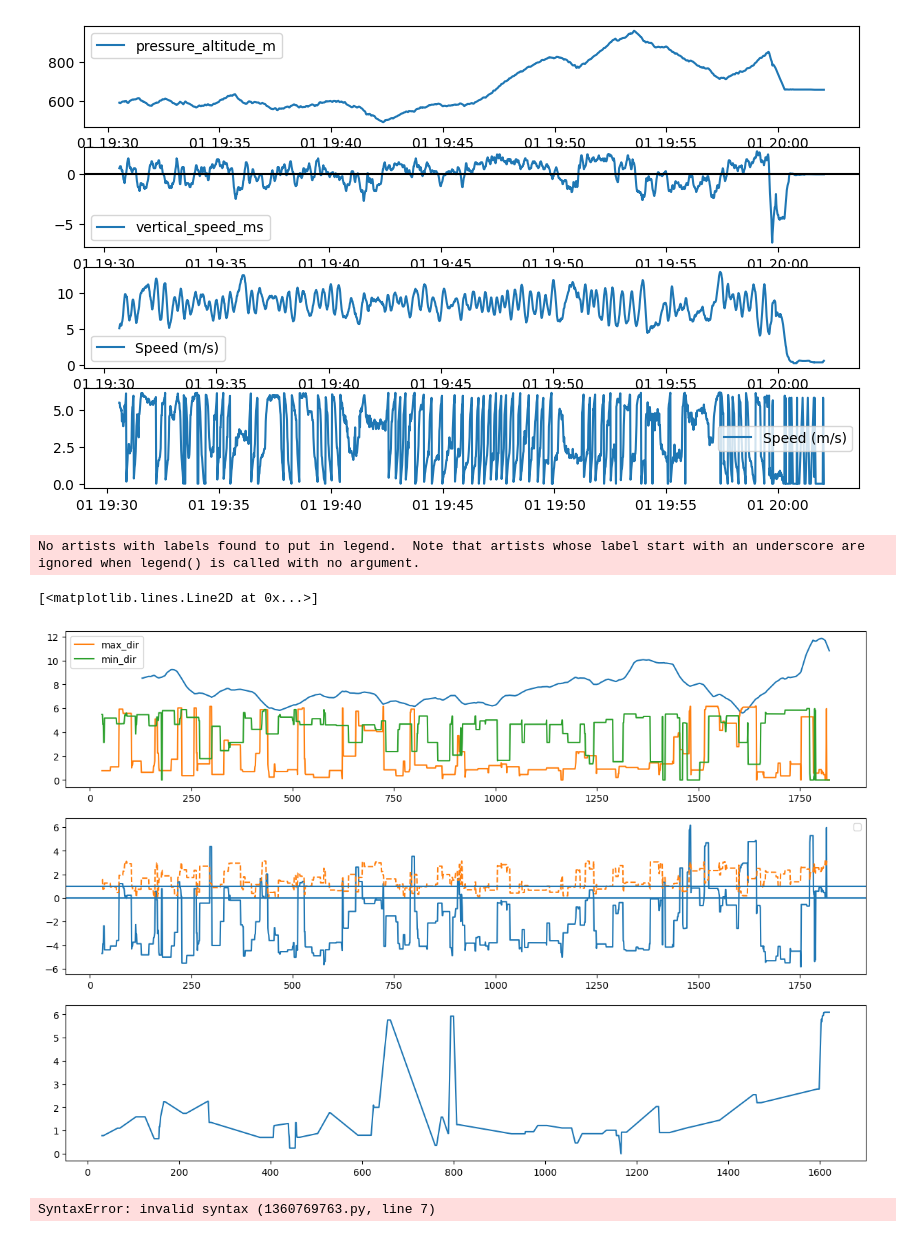
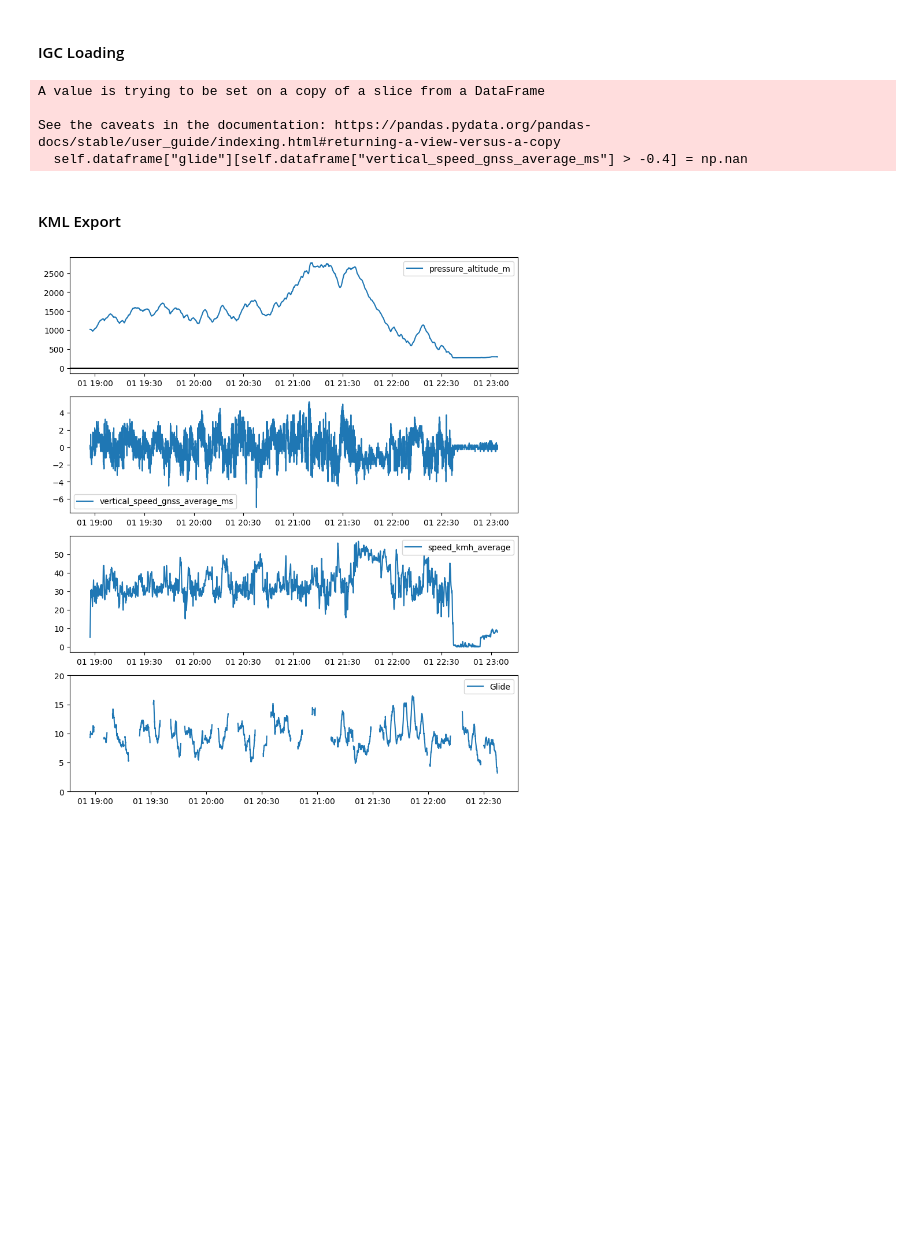
Before and after one commit to BarlowR/igc-tools, a Jupyter notebook: igc_review.ipynb, the cells around one changed output. Cells and saved outputs as stored; diff of their text form; code cells hidden in the pictures; blank space fills up the shorter version.

```diff
--- a/igc_review.ipynb
+++ b/igc_review.ipynb
@@ -13,3 +11,10 @@ The autoreload extension is already loaded. To reload it, use:
+# %% [markdown]
+#### IGC Loading
 # %%
-IGC_file = "igc_data/dunlap.IGC"
-flight_log = igc_data.IGCLog(IGC_file)
+IGC_file = "potato.IGC"
+flight_log = igc_tools.IGCLog(IGC_file)
+# %% [output]
+A value is trying to be set on a copy of a slice from a DataFrame
+
+See the caveats in the documentation: https://pandas.pydata.org/pandas-docs/stable/user_guide/indexing.html#returning-a-view-versus-a-copy
+  self.dataframe["glide"][self.dataframe["vertical_speed_gnss_average_ms"] > -0.4] = np.nan
@@ -17,0 +21,2 @@ flight_log.export_gpx("output.gpx")
+# %% [markdown]
+#### KML Export
@@ -18,61 +25,25 @@ flight_log.export_gpx("output.gpx")
 # %%
-fig, axes = plt.subplots(4,1, figsize = [10, 6])
+fig, axes = plt.subplots(4,1, figsize = [10, 12])
 ax1, ax2, ax3, ax4 = axes
 ax1.plot(flight_log.dataframe["time_pandas"],
            flight_log.dataframe["pressure_altitude_m"],
            label = "pressure_altitude_m")
+ax1.axhline(color = "black")
 
 ax2.plot(flight_log.dataframe["time_pandas"],
-         flight_log.dataframe["vertical_speed_ms"].rolling(window=10).mean(), label = "vertical_speed_ms")
-ax2.axhline(color = "black")
+         flight_log.dataframe["vertical_speed_gnss_average_ms"],
+         label = "vertical_speed_gnss_average_ms")
 
 ax3.plot(flight_log.dataframe["time_pandas"],
-         flight_log.dataframe["speed_ms"].rolling(window=10).mean(), label = "Speed (m/s)")
+         flight_log.dataframe["speed_kmh_average"],
+         label = "speed_kmh_average")
 
 ax4.plot(flight_log.dataframe["time_pandas"],
-         flight_log.dataframe["direction_radians"], label = "Speed (m/s)")
+         flight_log.dataframe["glide_60s"], label = "Glide")
+
+ax4.set_ylim([0, 20])
 
 for ax in axes:
     ax.legend()
 # %% [output]
-[figure, old version]
+[figure, new version]
-# %%
-
-max_min = math_utils.build_apparent_wind(flight_log.dataframe)
-fig, axes = plt.subplots(3, 1, figsize = [15, 10])
-
-ax1, ax2, ax3 = axes
-
-ax1.plot(max_min["vel"].rolling(100).mean())
-ax1.plot(max_min["max_dir"], label = "max_dir")
-ax1.plot(max_min["min_dir"], label = "min_dir")
-
-ax1.legend()
-ax2.plot(max_min["max_dir"] - max_min["min_dir"])
-ax2.plot(max_min["seperation"], "--")
-ax2.axhline(1)
-ax2.axhline(0)
-
-ax2.legend()
-
-ax3.plot(max_min[max_min["filter"]]["max_dir"])
-# %% [output]
-No artists with labels found to put in legend.  Note that artists whose label start with an underscore are ignored when legend() is called with no argument.
-[<matplotlib.lines.Line2D at 0x...>]
-[figure, removed]
-# %%
-max_min = math_utils.build_apparent_wind(flight_log.dataframe)
-fig, axes = plt.subplots(2, 1, figsize = [15, 10])
-
-ax1, ax2 = axes
-
-ax1.plot(max_min["vel"]
-ax1.plot(max_min["max_dir"], label = "max_dir")
-ax1.plot(max_min["min_dir"], label = "min_dir")
-
-ax1.legend()
-ax2.plot(max_min["max_dir"] - max_min["min_dir"])
-ax2.plot(max_min["seperation"], "--")
-ax2.legend()
-# %% [output]
-SyntaxError: invalid syntax (1360769763.py, line 7)
```
Also changed, not shown: parts of 4 cells of this notebook, 8 other files.
